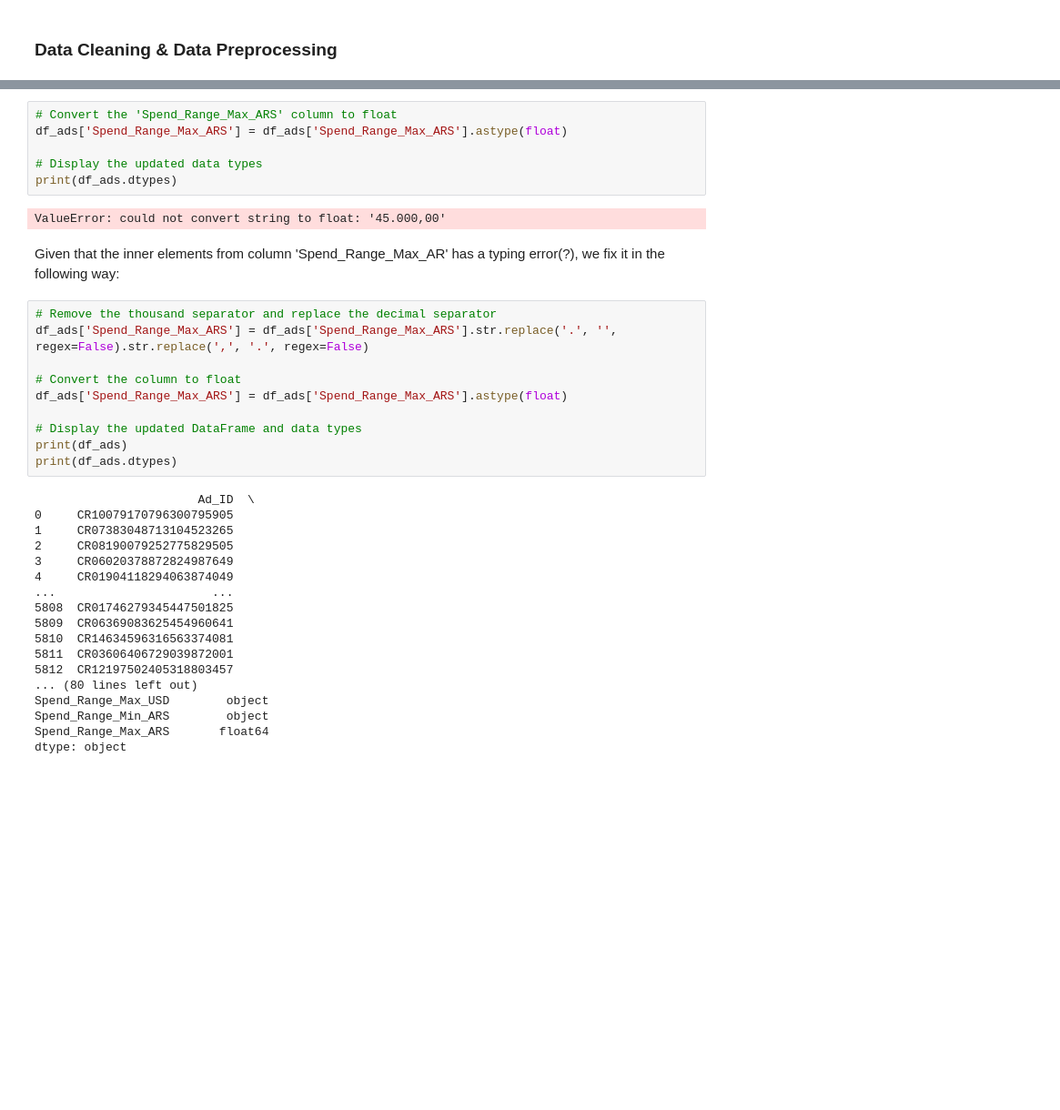
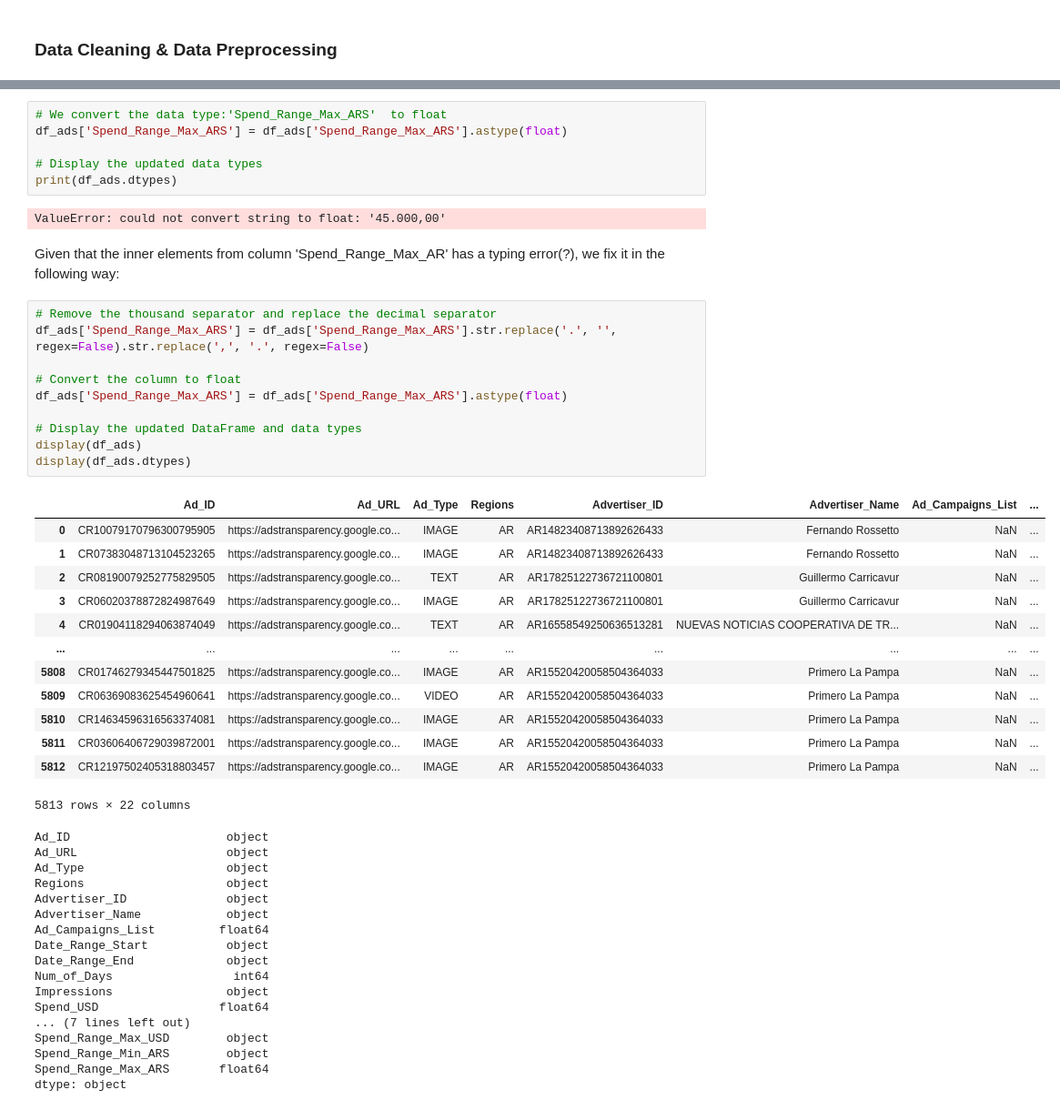
Before and after one commit to andreasoledadguerra/EDA_projects, a Jupyter notebook: googleads_analysis.ipynb, the cells around one changed output, grey strips where cells are left out. Shown at 91% size. Saved outputs shown, nothing was run; the diff lists cells and outputs as text; blank space fills up the shorter version.

```diff
--- a/googleads_analysis.ipynb
+++ b/googleads_analysis.ipynb
@@ -79,5 +120,5 @@ We convert the data type:
 # %%
-# Convert the 'Spend_Range_Max_ARS' column to float
+# We convert the data type:'Spend_Range_Max_ARS'  to float
 df_ads['Spend_Range_Max_ARS'] = df_ads['Spend_Range_Max_ARS'].astype(float)
 
 # Display the updated data types
@@ -89,29 +130,42 @@ Given that the inner elements from column 'Spend_Range_Max_AR' has a typing erro
 # %%
 # Remove the thousand separator and replace the decimal separator
 df_ads['Spend_Range_Max_ARS'] = df_ads['Spend_Range_Max_ARS'].str.replace('.', '', regex=False).str.replace(',', '.', regex=False)
 
 # Convert the column to float
 df_ads['Spend_Range_Max_ARS'] = df_ads['Spend_Range_Max_ARS'].astype(float)
 
 # Display the updated DataFrame and data types
-print(df_ads)
-print(df_ads.dtypes)
+display(df_ads)
+display(df_ads.dtypes)
 # %% [output]
+|  | Ad_ID | Ad_URL | Ad_Type | Regions | Advertiser_ID | Advertiser_Name | Ad_Campaigns_List | ... |
+| 0 | CR10079170796300795905 | https://adstransparency.google.co... | IMAGE | AR | AR14823408713892626433 | Fernando Rossetto | NaN | ... |
+| 1 | CR07383048713104523265 | https://adstransparency.google.co... | IMAGE | AR | AR14823408713892626433 | Fernando Rossetto | NaN | ... |
+| 2 | CR08190079252775829505 | https://adstransparency.google.co... | TEXT | AR | AR17825122736721100801 | Guillermo Carricavur | NaN | ... |
+| 3 | CR06020378872824987649 | https://adstransparency.google.co... | IMAGE | AR | AR17825122736721100801 | Guillermo Carricavur | NaN | ... |
+| 4 | CR01904118294063874049 | https://adstransparency.google.co... | TEXT | AR | AR16558549250636513281 | NUEVAS NOTICIAS COOPERATIVA DE TR... | NaN | ... |
+| ... | ... | ... | ... | ... | ... | ... | ... | ... |
+| 5808 | CR01746279345447501825 | https://adstransparency.google.co... | IMAGE | AR | AR15520420058504364033 | Primero La Pampa | NaN | ... |
+| 5809 | CR06369083625454960641 | https://adstransparency.google.co... | VIDEO | AR | AR15520420058504364033 | Primero La Pampa | NaN | ... |
+| 5810 | CR14634596316563374081 | https://adstransparency.google.co... | IMAGE | AR | AR15520420058504364033 | Primero La Pampa | NaN | ... |
+| 5811 | CR03606406729039872001 | https://adstransparency.google.co... | IMAGE | AR | AR15520420058504364033 | Primero La Pampa | NaN | ... |
+| 5812 | CR12197502405318803457 | https://adstransparency.google.co... | IMAGE | AR | AR15520420058504364033 | Primero La Pampa | NaN | ... |
-                       Ad_ID  \
-0     CR10079170796300795905
-1     CR07383048713104523265
-2     CR08190079252775829505
-3     CR06020378872824987649
-4     CR01904118294063874049
-...                      ...
-5808  CR01746279345447501825
-5809  CR06369083625454960641
-5810  CR14634596316563374081
-5811  CR03606406729039872001
-5812  CR12197502405318803457
-... (80 lines left out)
-Spend_Range_Max_USD        object
-Spend_Range_Min_ARS        object
-Spend_Range_Max_ARS       float64
-dtype: object
+5813 rows × 22 columns
+Ad_ID                      object
+Ad_URL                     object
+Ad_Type                    object
+Regions                    object
+Advertiser_ID              object
+Advertiser_Name            object
+Ad_Campaigns_List         float64
+Date_Range_Start           object
+Date_Range_End             object
+Num_of_Days                 int64
+Impressions                object
+Spend_USD                 float64
+... (7 lines left out)
+Spend_Range_Max_USD        object
+Spend_Range_Min_ARS        object
+Spend_Range_Max_ARS       float64
+dtype: object
 # %%
```
Also changed, not shown: parts of 25 cells of this notebook.
